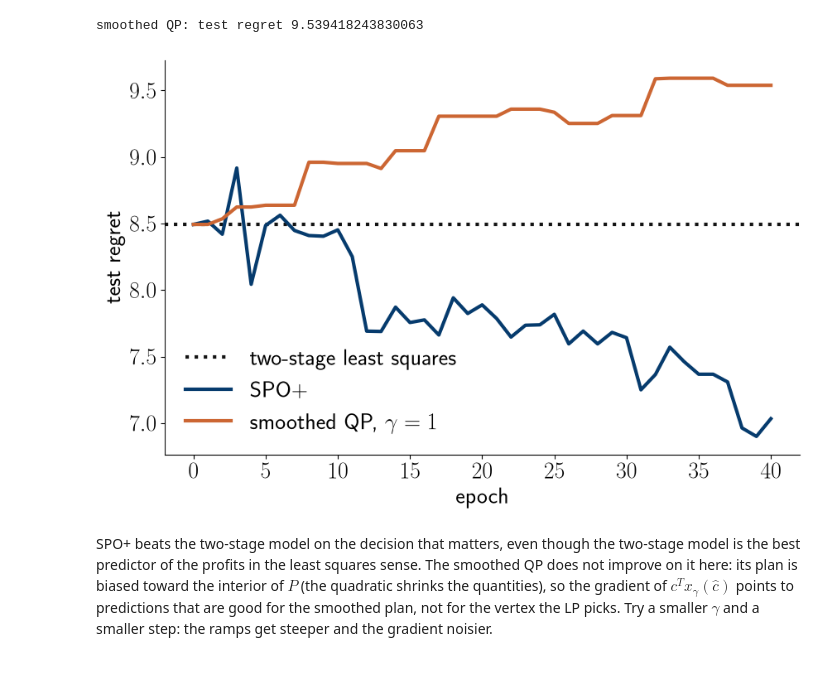
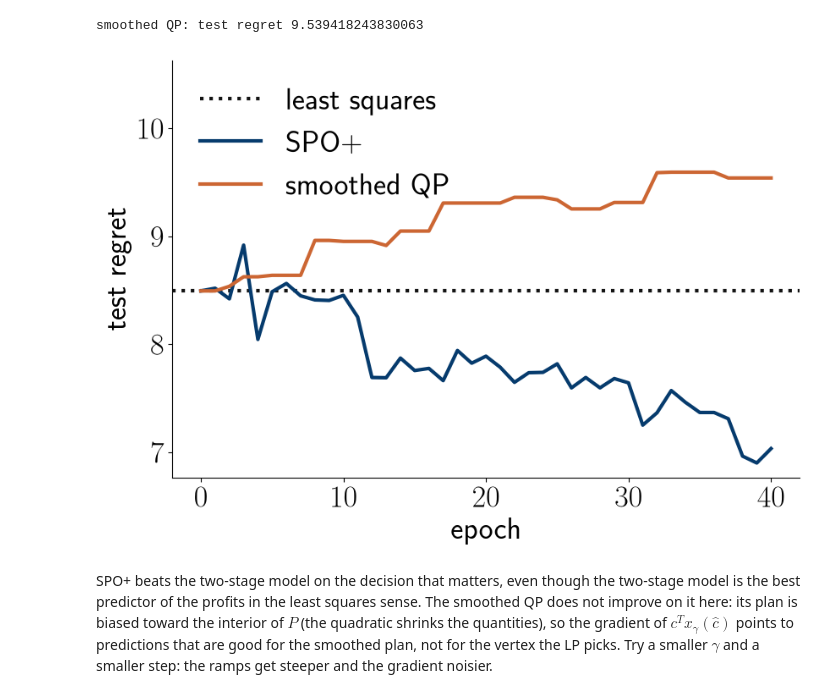
Before and after one commit to ORF522/companion, a Jupyter notebook: lectures/08_lecture/differentiable_lp.ipynb, the cells around one changed output. Saved outputs shown, nothing was run; the diff lists cells and outputs as text; code cells hidden in the pictures; blank space fills up the shorter version.

```diff
--- a/lectures/08_lecture/differentiable_lp.ipynb
+++ b/lectures/08_lecture/differentiable_lp.ipynb
@@ -20,8 +20,8 @@ plt.rcParams.update(
         "text.usetex": True,  # comment out if LaTeX is not installed
         "font.family": "sans-serif",
         "font.sans-serif": ["Helvetica Neue"],
-        "font.size": 20,
-        "figure.figsize": (9, 6),
+        "font.size": 26,
+        "figure.figsize": (9, 6.5),
     }
 )
 # Lecture palette (navy, wine, green, orange)
@@ -265,19 +265,20 @@ print("smoothed QP: test regret", hist_qp[-1])
 # %% [output]
 smoothed QP: test regret 9.539418243830063
 # %%
-fig, ax = plt.subplots(figsize=(9, 6))
-ax.axhline(regret_ls, color=BLACK, lw=3, ls=":", label="two-stage least squares")
+fig, ax = plt.subplots(figsize=(9, 6.5))
+ax.axhline(regret_ls, color=BLACK, lw=3, ls=":", label="least squares")
 ax.plot(hist_spo, color=BLUE, lw=3, label="SPO+")
-ax.plot(hist_qp, color=ORANGE, lw=3, label=r"smoothed QP, $\gamma = 1$")
+ax.plot(hist_qp, color=ORANGE, lw=3, label=r"smoothed QP")
 ax.set_xlabel("epoch")
 ax.set_ylabel("test regret")
-ax.legend(frameon=False)
+ax.set_ylim(top=ax.get_ylim()[1] + 0.9)
+ax.legend(loc="upper left", frameon=False)
 ax.spines[["top", "right"]].set_visible(False)
 fig.tight_layout()
 fig.savefig("training-regret.svg", transparent=True)
 fig.savefig("training-regret.png", dpi=60)
 # %% [output]
-[figure, old version]
+[figure, new version]
 # %% [markdown]
 SPO+ beats the two-stage model on the decision that matters, even though
 the two-stage model is the best predictor of the profits in the least
```
Also changed, not shown: parts of 2 cells of this notebook.
